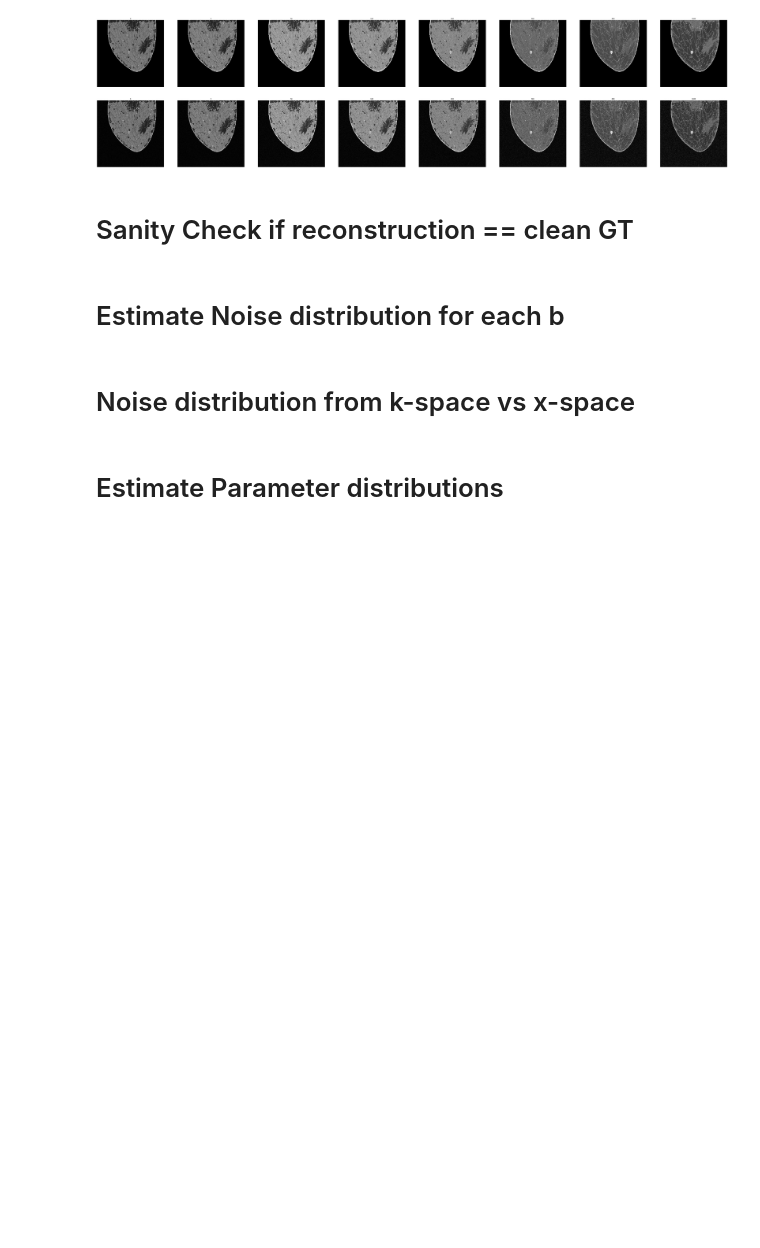
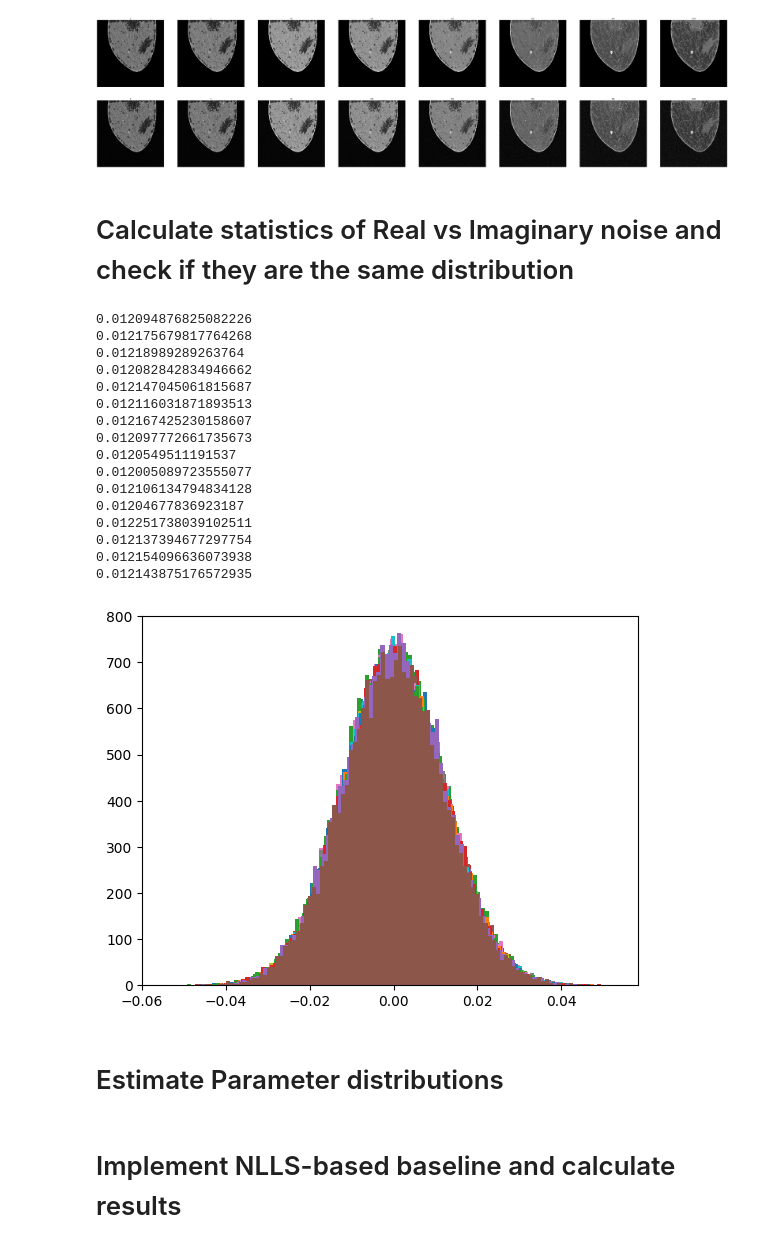
Before and after one commit to batuhan-gundogdu/PIA_IVIM, a Jupyter notebook: step-1_exploratory_data_analysis.ipynb, the cells around one changed output. Saved outputs shown, nothing was run; the diff lists cells and outputs as text; code cells hidden in the pictures; blank space fills up the shorter version.

```diff
--- a/step-1_exploratory_data_analysis.ipynb
+++ b/step-1_exploratory_data_analysis.ipynb
@@ -60,11 +60,54 @@ for i in range(8):
     ax[1,i].set_title(f'{b[i]}')
 # %% [output]
 [figure]
-# %% [markdown]
-# Sanity Check if reconstruction == clean GT
-# %% [markdown]
-# Estimate Noise distribution for each b
-# %% [markdown]
-# Noise distribution from k-space vs x-space
+# %% [markdown]
+# Calculate statistics of Real vs Imaginary noise and check if they are the same distribution
+# %%
+image_number = 43
+# load gt data
+params = read_data(file_dir, fname_gt, random_image_number)
+clean = read_data(file_dir, fname_gtDWI, random_image_number)
+# load noisy data and perform baseline reconstruction
+k= read_data(file_dir, fname_noisyDWIk, random_image_number)
+# load tissue type data
+tissue = read_data(file_dir, fname_tissue, random_image_number)
+
+for b_value in range(8):
+
+    clean_real = np.real(clean[:, :, b_value])
+    noisy_real = np.real(np.fft.ifft2(k[:,:,b_value], axes=(0,1) ,norm='ortho'))
+    coordBody = np.argwhere(clean_real==0)
+    pure_noise = noisy_real[coordBody[:,0], coordBody[:,1]]
+    a = plt.hist(pure_noise, bins=100)
+    print(np.std(pure_noise))
+
+for b_value in range(8):
+
+    clean_img = np.imag(clean[:, :, b_value])
+    noisy_img = np.imag(np.fft.ifft2(k[:,:,b_value], axes=(0,1) ,norm='ortho'))
+    coordBody = np.argwhere(clean_img==0)
+    pure_noise = noisy_img[coordBody[:,0], coordBody[:,1]]
+    a = plt.hist(pure_noise, bins=100)
+    print(np.std(pure_noise))
+# %% [output]
+0.012094876825082226
+0.012175679817764268
+0.01218989289263764
+0.012082842834946662
+0.012147045061815687
+0.012116031871893513
+0.012167425230158607
+0.012097772661735673
+0.0120549511191537
+0.012005089723555077
+0.012106134794834128
+0.01204677836923187
+0.012251738039102511
+0.012137394677297754
+0.012154096636073938
+0.012143875176572935
+[figure, added]
 # %% [markdown]
 # Estimate Parameter distributions
+# %% [markdown]
+# Implement NLLS-based baseline and calculate results
```
